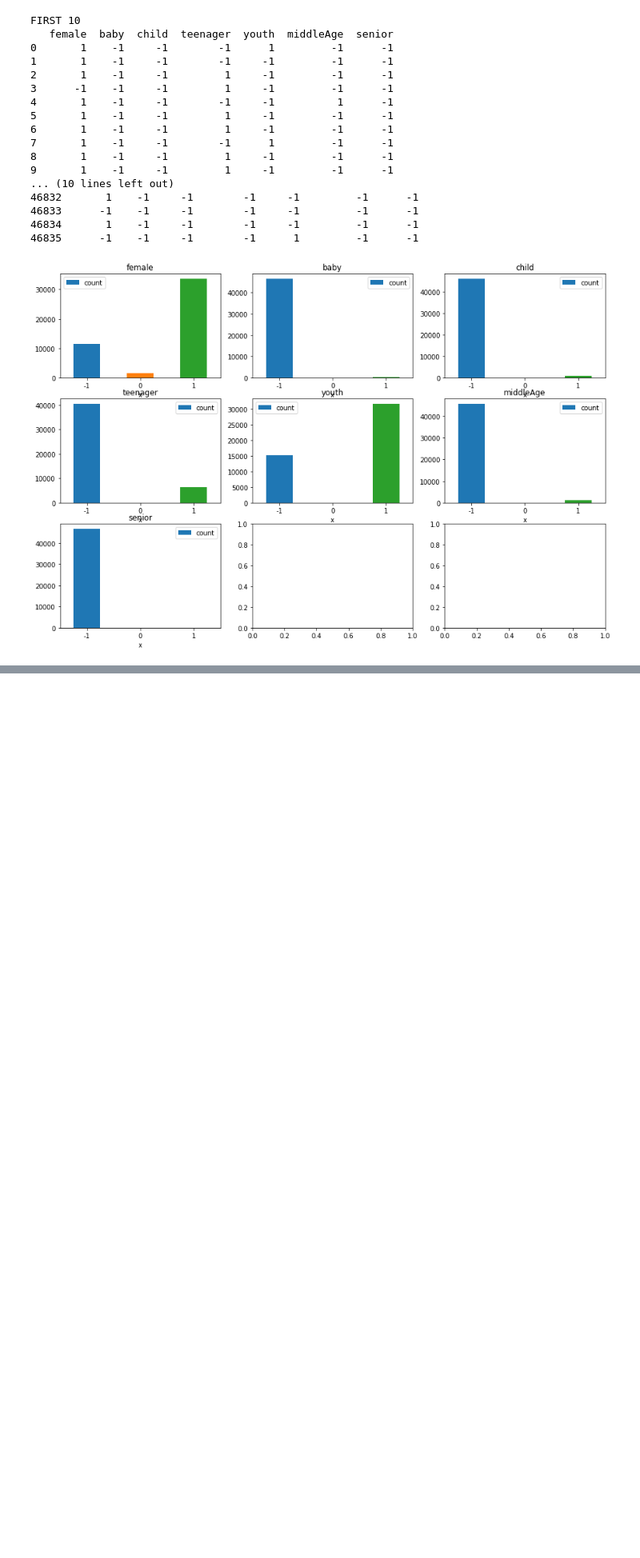
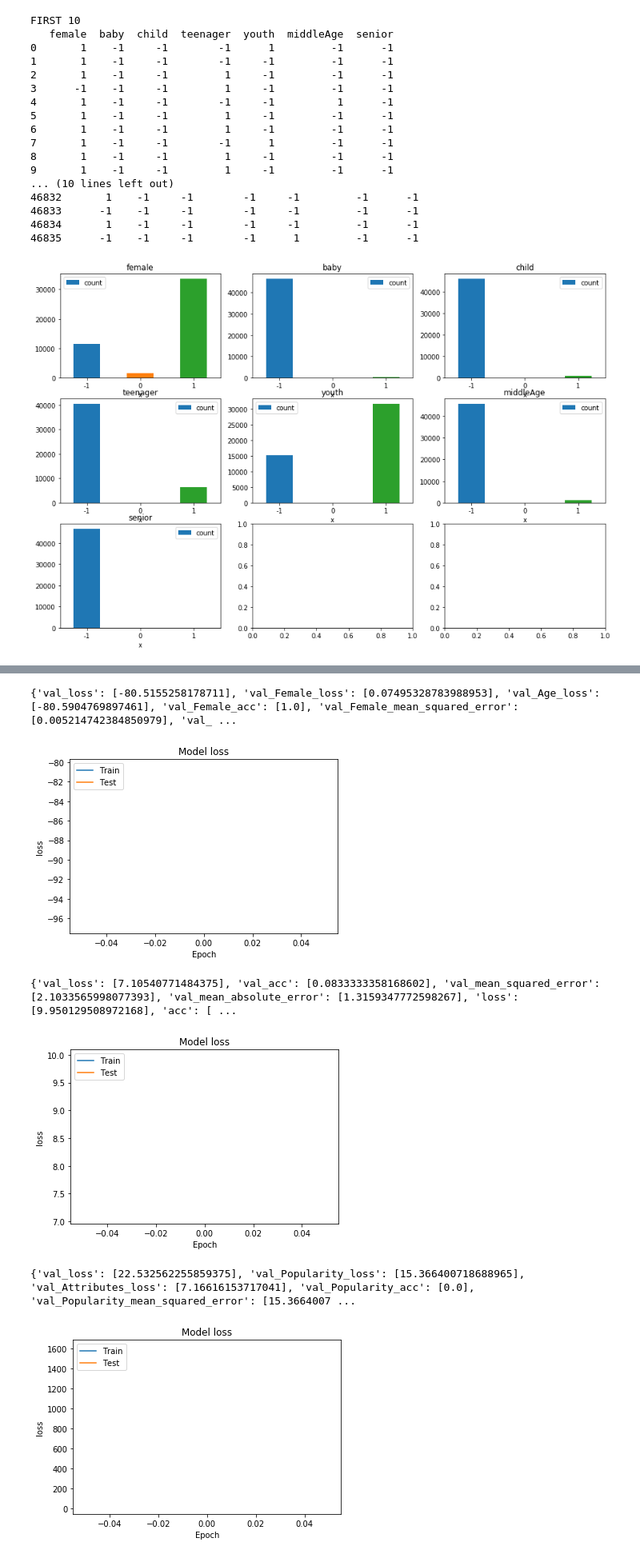
Before and after one commit to varunvora/CRCV-Selfie, a Jupyter notebook: aml_esa.ipynb, the cells around one changed output, grey strips where cells are left out. Shown at 80% size. Drawn from its saved outputs; the diff is of its cells as text; code cells hidden in the pictures; blank space fills up the shorter version.

```diff
--- a/aml_esa.ipynb
+++ b/aml_esa.ipynb
@@ -50,0 +126,28 @@ FIRST 10
+# %%
+pop_mse = 'Popularity_mean_squared_error'
+
+def plot_graph(history, met):
+    plt.plot(history.history[met])
+    plt.plot(history.history['val_' + met])
+    plt.title('Model ' + met)
+    plt.ylabel(met)
+    plt.xlabel('Epoch')
+    plt.legend(['Train', 'Test'], loc='upper left')
+    plt.show()
+
+for i in range(1, 4):
+    with open('pickled_history.' + str(i) + '.pkl', 'rb') as fp:
+        history = pickle.load(fp)
+        print(history.history)
+
+        plot_graph(history, 'loss')
+
+        if pop_mse in history.history:
+            plot_graph(history, pop_mse)
+# %% [output]
+{'val_loss': [-80.5155258178711], 'val_Female_loss': [0.07495328783988953], 'val_Age_loss': [-80.5904769897461], 'val_Female_acc': [1.0], 'val_Female_mean_squared_error': [0.005214742384850979], 'val_ ...
+[figure, added]
+{'val_loss': [7.10540771484375], 'val_acc': [0.0833333358168602], 'val_mean_squared_error': [2.1033565998077393], 'val_mean_absolute_error': [1.3159347772598267], 'loss': [9.950129508972168], 'acc': [ ...
+[figure, added]
+{'val_loss': [22.532562255859375], 'val_Popularity_loss': [15.366400718688965], 'val_Attributes_loss': [7.16616153717041], 'val_Popularity_acc': [0.0], 'val_Popularity_mean_squared_error': [15.3664007 ...
+[figure, added]
```
Also changed, not shown: parts of 8 cells of this notebook, 7 other files.
